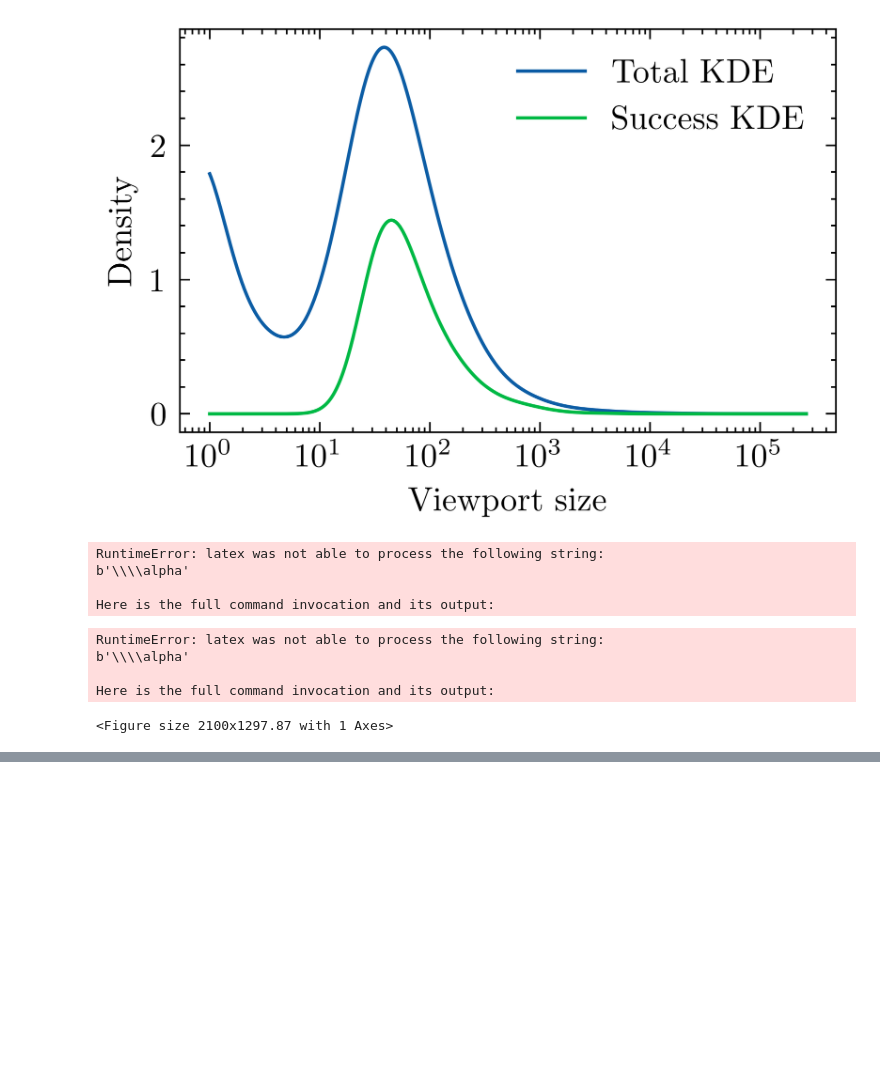
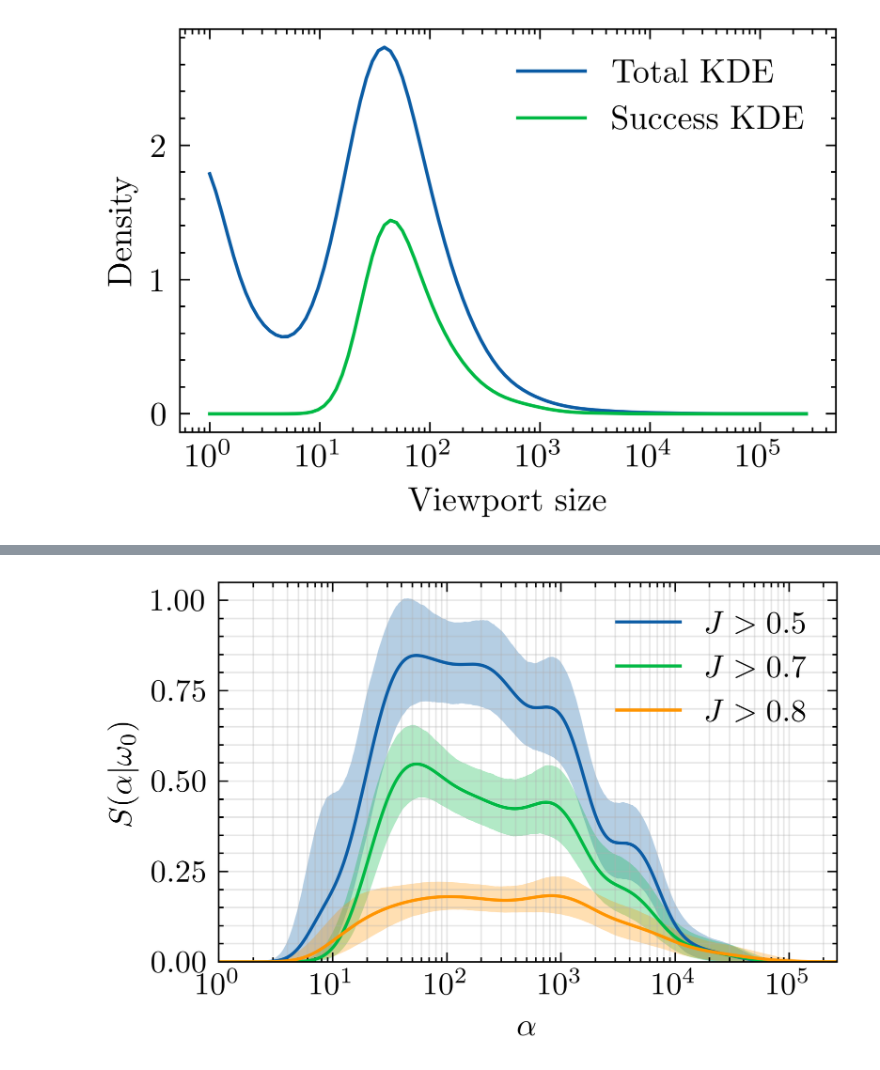
Before and after one commit to Joshua13764/QMAP, a Jupyter notebook: analysis/EstimatingS/bootstrap_kde_method.ipynb, the cells around one changed output, grey strips where cells are left out. Saved outputs shown, nothing was run; the diff lists cells and outputs as text; code cells hidden in the pictures; blank space fills up the shorter version.

Commit message:
Created plot showing variance of the KDE estimations

```diff
--- a/analysis/EstimatingS/bootstrap_kde_method.ipynb
+++ b/analysis/EstimatingS/bootstrap_kde_method.ipynb
@@ -147,12 +147,16 @@ j = db_jaccard_agg_filter["Jaccard_index"].to_numpy()
 plotting_alphas = np.geomspace(1, 512**2, 500)
 plotting_alphas_log = np.log(plotting_alphas)
 
-def get_s_KDE(j_min, alpha_inputs : np.ndarray):
+def get_s_KDE(j_min, alpha_inputs : np.ndarray, bootstrap = False):
     alphas_pass = alphas[j > j_min]
 
     log_alphas = np.log(alphas)
     log_alphas_pass = np.log(alphas_pass)
 
+    if bootstrap:
+        log_alphas = np.random.choice(log_alphas, size=len(log_alphas), replace=True)
+        log_alphas_pass = np.random.choice(log_alphas_pass, size=len(log_alphas_pass), replace=True)
+
     log_alphas_kde = lambda alpha : len(log_alphas) * gaussian_kde(log_alphas)(np.log(alpha)) / alpha
     log_alphas_pass_kde = lambda alpha : len(log_alphas_pass) * gaussian_kde(log_alphas_pass)(np.log(alpha)) / alpha
 
@@ -186,27 +190,48 @@ plt.legend()
 plt.show()
 # %% [output]
 [figure]
-# %%
-for j_min_plot in [0.4, 0.5, 0.6, 0.7, 0.7]:
-    plt.plot(plotting_alphas, get_s_KDE(j_min_plot, plotting_alphas), label=rf"$J > {j_min_plot}$")
-
-
-plt.xscale("log")
-plt.ylim(0, 1.05)
-plt.xlim(1, 512*512)
-plt.xlabel(r"\alpha")
-plt.ylabel(r"$S(\alpha)$")
-plt.grid(True, which="both", alpha=0.3)
-plt.legend()
-plt.savefig("S_from_manual_detection.png")
-plt.show()
-# %% [output]
-RuntimeError: latex was not able to process the following string:
-b'\\\\alpha'
-
-Here is the full command invocation and its output:
-RuntimeError: latex was not able to process the following string:
-b'\\\\alpha'
-
-Here is the full command invocation and its output:
-<Figure size 2100x1297.87 with 1 Axes>
+# %%
+from joblib import Parallel, delayed
+
+numb_bootstrap = 5000
+plotting_alphas = np.geomspace(1, 512**2, 500)
+
+for c_code, j_min_plot in enumerate([0.5, 0.7, 0.8]):
+
+    bootstrap_kde_data = np.array(
+        Parallel(n_jobs=-1, verbose = 1)(
+            delayed(get_s_KDE)(
+                j_min_plot,
+                plotting_alphas,
+                True
+            )
+            for _ in range(numb_bootstrap)
+        )
+    ).T
+
+    # Statistics
+    mean_pdf = bootstrap_kde_data.mean(axis=1)
+    lower = np.percentile(bootstrap_kde_data, 2.5, axis=1)
+    upper = np.percentile(bootstrap_kde_data, 97.5, axis=1)
+
+    # 95% confidence interval
+    plt.fill_between(
+        plotting_alphas, lower, upper,
+        alpha=0.3,
+        color= f"C{c_code}",
+        linewidth = 0
+    )
+
+    # Mean bootstrap KsDE
+    plt.plot(plotting_alphas, mean_pdf, label=rf"$J > {j_min_plot}$", c = f"C{c_code}")
+
+plt.xscale("log")
+plt.ylim(0, 1.05)
+plt.xlim(1, 512*512)
+plt.xlabel(r"$\alpha$")
+plt.ylabel(r"$S(\alpha|\omega_0)$")
+plt.grid(True, which="both", alpha=0.3)
+plt.legend()
+plt.savefig("S_from_manual_detection.png")
+plt.show()
+# %% [output]
@@ -212,0 +255 @@ Here is the full command invocation and its output:
+[figure, added]
```
Also changed, not shown: parts of 2 cells of this notebook, 1 other file.
